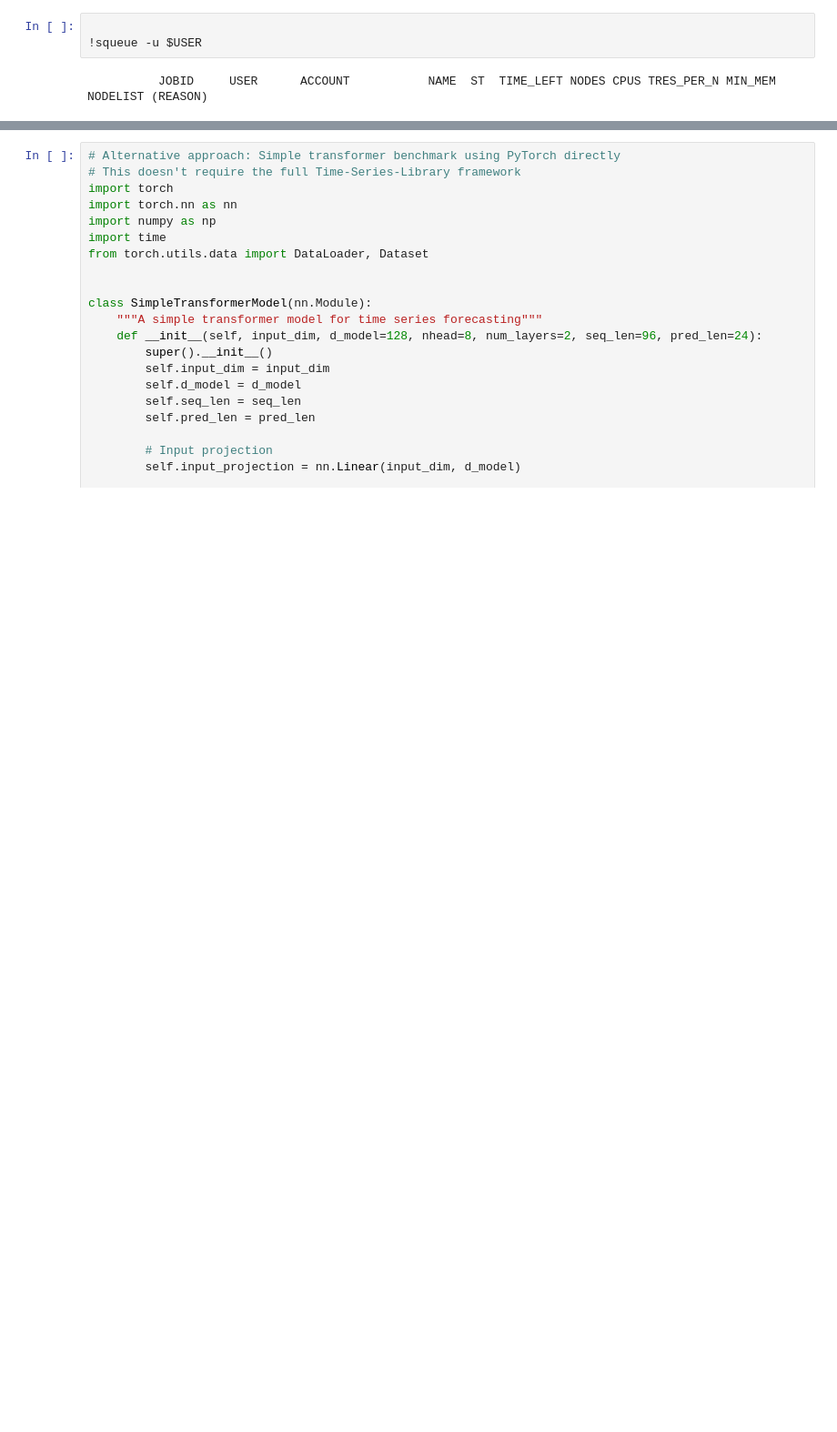
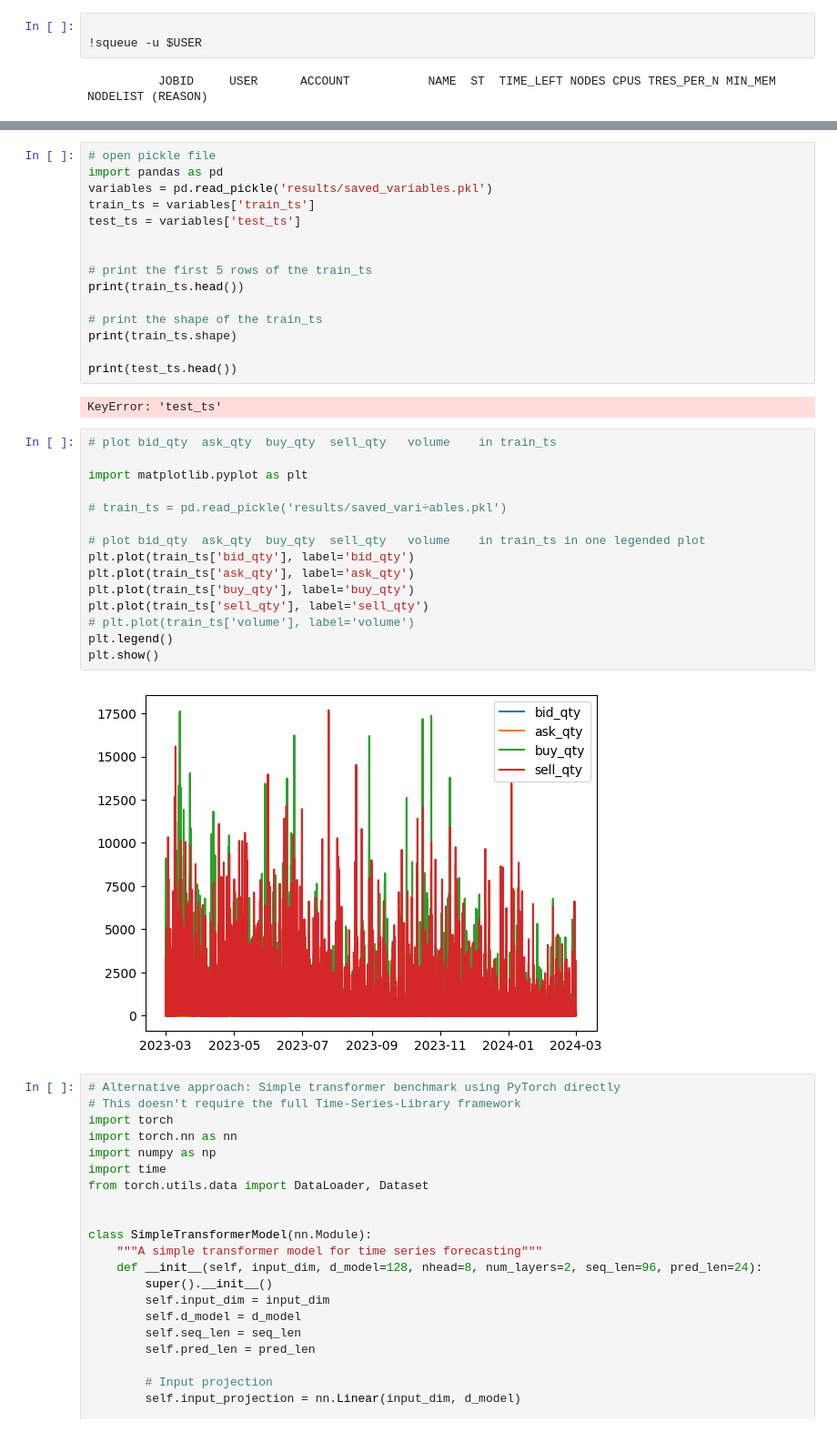
Before and after one commit to mahtaao/Time-Series-Library, a Jupyter notebook: crypto/DRW_transformer.ipynb, the cells around one changed output, grey strips where cells are left out. Shown at 91% size. Drawn from its saved outputs; the diff is of its cells as text; blank space fills up the shorter version.

```diff
--- a/crypto/DRW_transformer.ipynb
+++ b/crypto/DRW_transformer.ipynb
@@ -579,3 +1333,37 @@ Job submitted: 46092545
+# %%
+# open pickle file
+import pandas as pd
+variables = pd.read_pickle('results/saved_variables.pkl')
+train_ts = variables['train_ts']
+test_ts = variables['test_ts']
+
+
+# print the first 5 rows of the train_ts
+print(train_ts.head())
+
+# print the shape of the train_ts
+print(train_ts.shape)
+
+print(test_ts.head())
+# %% [output]
+KeyError: 'test_ts'
+# %%
+# plot bid_qty  ask_qty  buy_qty  sell_qty   volume    in train_ts
+
+import matplotlib.pyplot as plt
+
+# train_ts = pd.read_pickle('results/saved_vari÷ables.pkl')
+
+# plot bid_qty  ask_qty  buy_qty  sell_qty   volume    in train_ts in one legended plot
+plt.plot(train_ts['bid_qty'], label='bid_qty')
+plt.plot(train_ts['ask_qty'], label='ask_qty')
+plt.plot(train_ts['buy_qty'], label='buy_qty')
+plt.plot(train_ts['sell_qty'], label='sell_qty')
+# plt.plot(train_ts['volume'], label='volume')
+plt.legend()
+plt.show()
+# %% [output]
+[figure, added]
 # %%
 # Alternative approach: Simple transformer benchmark using PyTorch directly
 # This doesn't require the full Time-Series-Library framework
```
Also changed, not shown: parts of 11 cells of this notebook.
